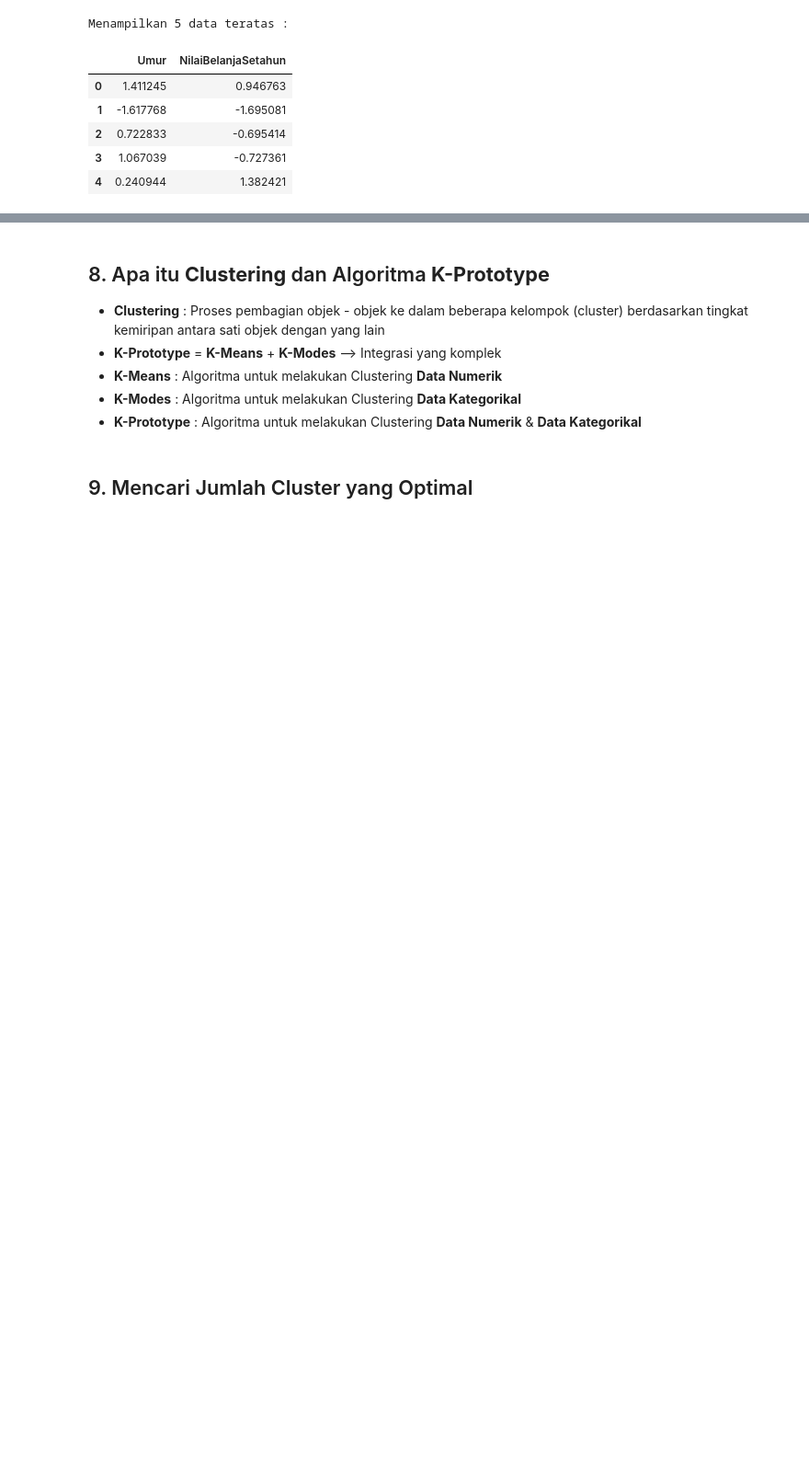
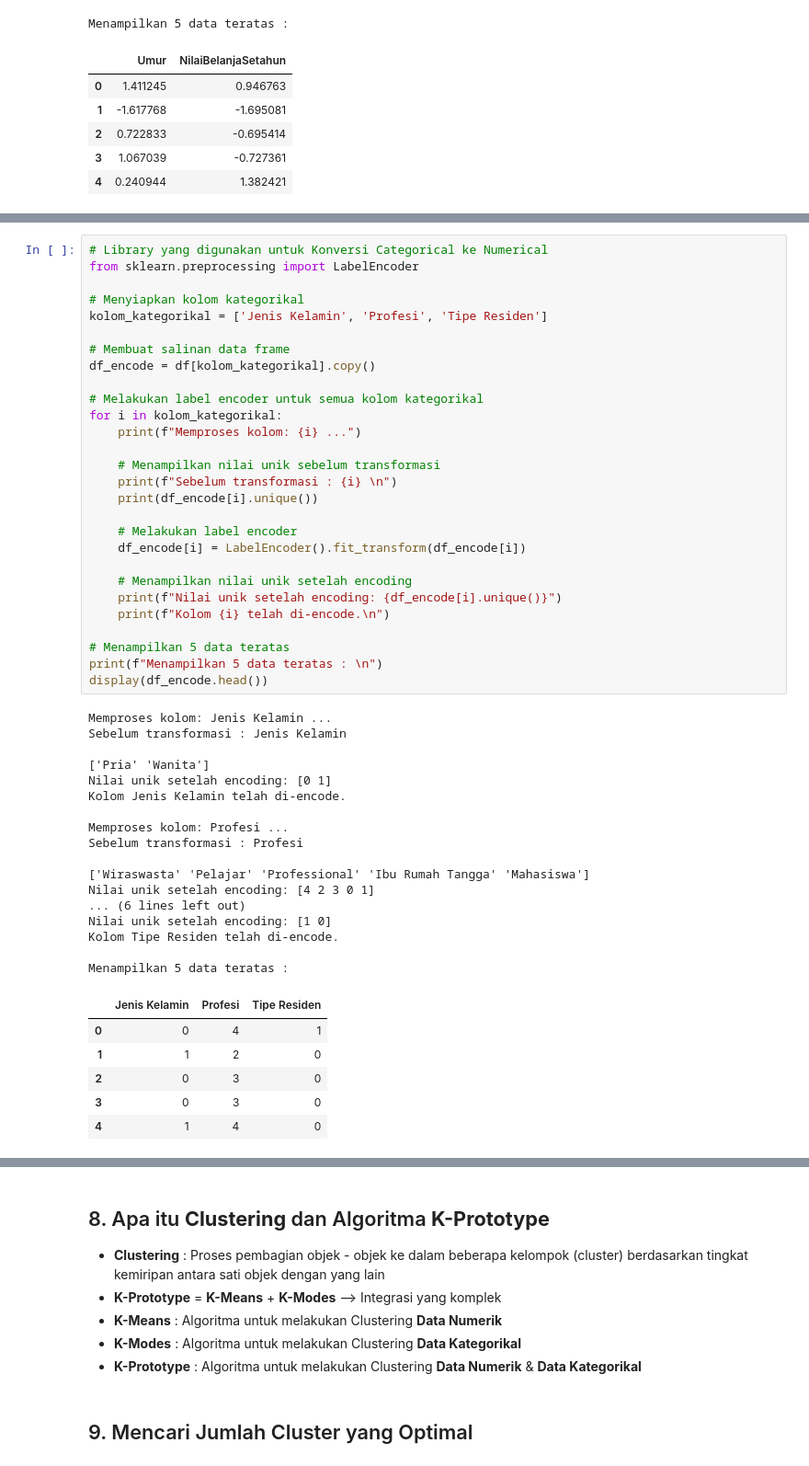
Before and after one commit to UsepSyaikalArifin/basic_machine_learning, a Jupyter notebook: data_science_in_marketing_customer_segmentation_with_python.ipynb, the cells around one changed output, grey strips where cells are left out. Shown at 92% size. Cells and saved outputs as stored; diff of their text form; blank space fills up the shorter version.

Commit message:
Konversi Data Kategorikal Menjadi Data Numerik Unik Menggunakan Metode LabelEncoder

```diff
--- a/data_science_in_marketing_customer_segmentation_with_python.ipynb
+++ b/data_science_in_marketing_customer_segmentation_with_python.ipynb
@@ -233,0 +239,52 @@ Menampilkan 5 data teratas :
+# %%
+# Library yang digunakan untuk Konversi Categorical ke Numerical
+from sklearn.preprocessing import LabelEncoder
+
+# Menyiapkan kolom kategorikal
+kolom_kategorikal = ['Jenis Kelamin', 'Profesi', 'Tipe Residen']
+
+# Membuat salinan data frame
+df_encode = df[kolom_kategorikal].copy()
+
+# Melakukan label encoder untuk semua kolom kategorikal
+for i in kolom_kategorikal:
+    print(f"Memproses kolom: {i} ...")
+
+    # Menampilkan nilai unik sebelum transformasi
+    print(f"Sebelum transformasi : {i} \n")
+    print(df_encode[i].unique())
+
+    # Melakukan label encoder
+    df_encode[i] = LabelEncoder().fit_transform(df_encode[i])
+
+    # Menampilkan nilai unik setelah encoding
+    print(f"Nilai unik setelah encoding: {df_encode[i].unique()}")
+    print(f"Kolom {i} telah di-encode.\n")
+
+# Menampilkan 5 data teratas
+print(f"Menampilkan 5 data teratas : \n")
+display(df_encode.head())
+# %% [output]
+Memproses kolom: Jenis Kelamin ...
+Sebelum transformasi : Jenis Kelamin
+
+['Pria' 'Wanita']
+Nilai unik setelah encoding: [0 1]
+Kolom Jenis Kelamin telah di-encode.
+
+Memproses kolom: Profesi ...
+Sebelum transformasi : Profesi
+
+['Wiraswasta' 'Pelajar' 'Professional' 'Ibu Rumah Tangga' 'Mahasiswa']
+Nilai unik setelah encoding: [4 2 3 0 1]
+... (6 lines left out)
+Nilai unik setelah encoding: [1 0]
+Kolom Tipe Residen telah di-encode.
+
+Menampilkan 5 data teratas :
+|  | Jenis Kelamin | Profesi | Tipe Residen |
+| 0 | 0 | 4 | 1 |
+| 1 | 1 | 2 | 0 |
+| 2 | 0 | 3 | 0 |
+| 3 | 0 | 3 | 0 |
+| 4 | 1 | 4 | 0 |
```
Also changed, not shown: parts of 2 cells of this notebook.
